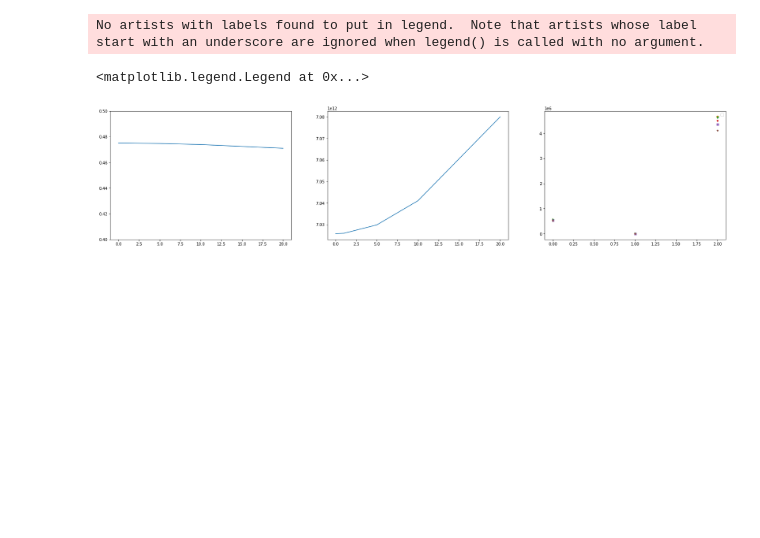
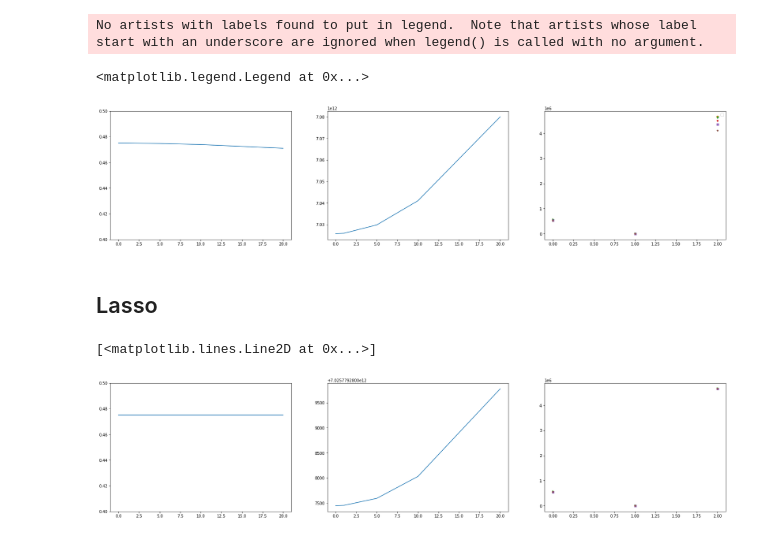
Before and after one commit to AlonsoCasanova/Proyecto-IMT2200, a Jupyter notebook: analisis.ipynb, the cells around one changed output. Cells and saved outputs as stored; diff of their text form; code cells hidden in the pictures; blank space fills up the shorter version.

Commit message:
lasso

```diff
--- a/analisis.ipynb
+++ b/analisis.ipynb
@@ -251,3 +251,51 @@ ax3.legend()    # agregar legend para diferenciar los valores de alpha
 No artists with labels found to put in legend.  Note that artists whose label start with an underscore are ignored when legend() is called with no argument.
 <matplotlib.legend.Legend at 0x...>
 [figure]
+# %% [markdown]
+## Lasso
+# %%
+from sklearn.linear_model import Lasso
+
+dic_error_R2_lasso = {}
+dic_error_rsme_lasso = {}
+dic_coefs_lasso = {}
+
+alphas = [0.001, 0.01,1, 5, 10, 20]
+for na,al in enumerate(alphas):
+    lasso = Lasso(alpha=al)
+    lasso.fit(x_train, y_train)
+
+    #coeficientes de la regresión
+    #print(rreg.coef_)
+    dic_coefs_lasso[al] = lasso.coef_
+
+    #predecimos respuesta para datos de entrenamiento y prueba
+    y_train_pred = lasso.predict(x_train)
+    y_test_pred = lasso.predict(x_test)
+
+    #Cálculo de error (MSE) para datos de entrenamiento y prueba
+    dic_error_rsme_lasso[al] = mean_squared_error(y_train_pred, y_train)
+    #validation_error.append(mean_squared_error(y_test_pred, y_test))
+
+    train_score = lasso.score(x_train,y_train)
+    dic_error_R2_lasso[al] = train_score
+    #test_score = lasso.score(x_test, y_test)
+
+# gráficos
+fig, (ax1,ax2,ax3) = plt.subplots(1,3, figsize=(28,6))
+# ax1 : R2 para los valores de alpha
+ax1.plot(dic_error_R2_lasso.keys(), dic_error_R2_lasso.values())
+ax1.set_ylim(0.4, 0.5)
+# ax2 : RSME para los valores de alpha
+ax2.plot(dic_error_rsme_lasso.keys(), dic_error_rsme_lasso.values())
+# ax3: coef para los valores de alpha
+ax3.plot(np.array([i for i in range(3)]), dic_coefs_lasso[0.001], linestyle='None', marker='x', markersize=5)
+ax3.plot(np.array([i for i in range(3)]), dic_coefs_lasso[0.01], linestyle='None', marker='o', markersize=5)
+ax3.plot(np.array([i for i in range(3)]), dic_coefs_lasso[1], linestyle='None', marker='v', markersize=5)
+ax3.plot(np.array([i for i in range(3)]), dic_coefs_lasso[5], linestyle='None', marker='p', markersize=5)
+ax3.plot(np.array([i for i in range(3)]), dic_coefs_lasso[10], linestyle='None', marker='s', markersize=5)
+ax3.plot(np.array([i for i in range(3)]), dic_coefs_lasso[20], linestyle='None', marker='*', markersize=5)
+#ax3.legend()    # agregar legend para diferenciar los valores de alpha
+# %% [output]
+[<matplotlib.lines.Line2D at 0x...>]
+[figure, added]
```
